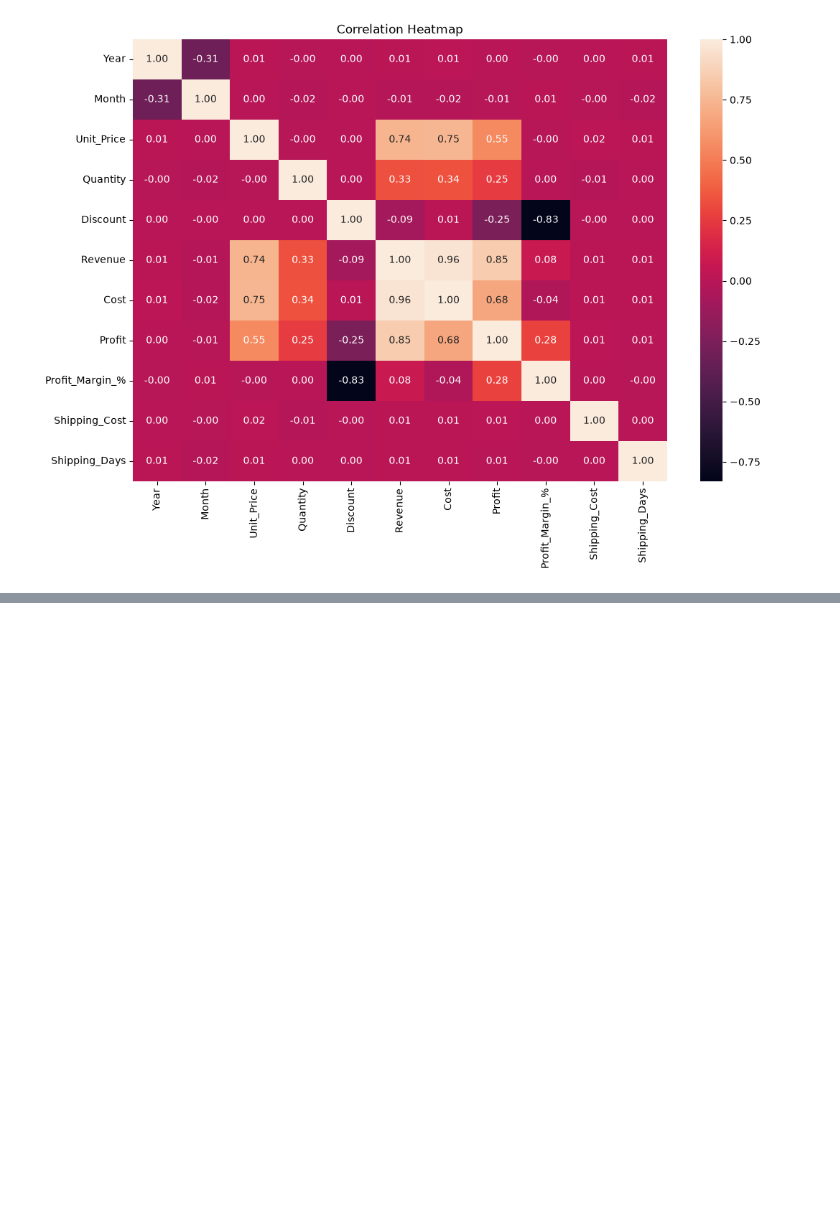
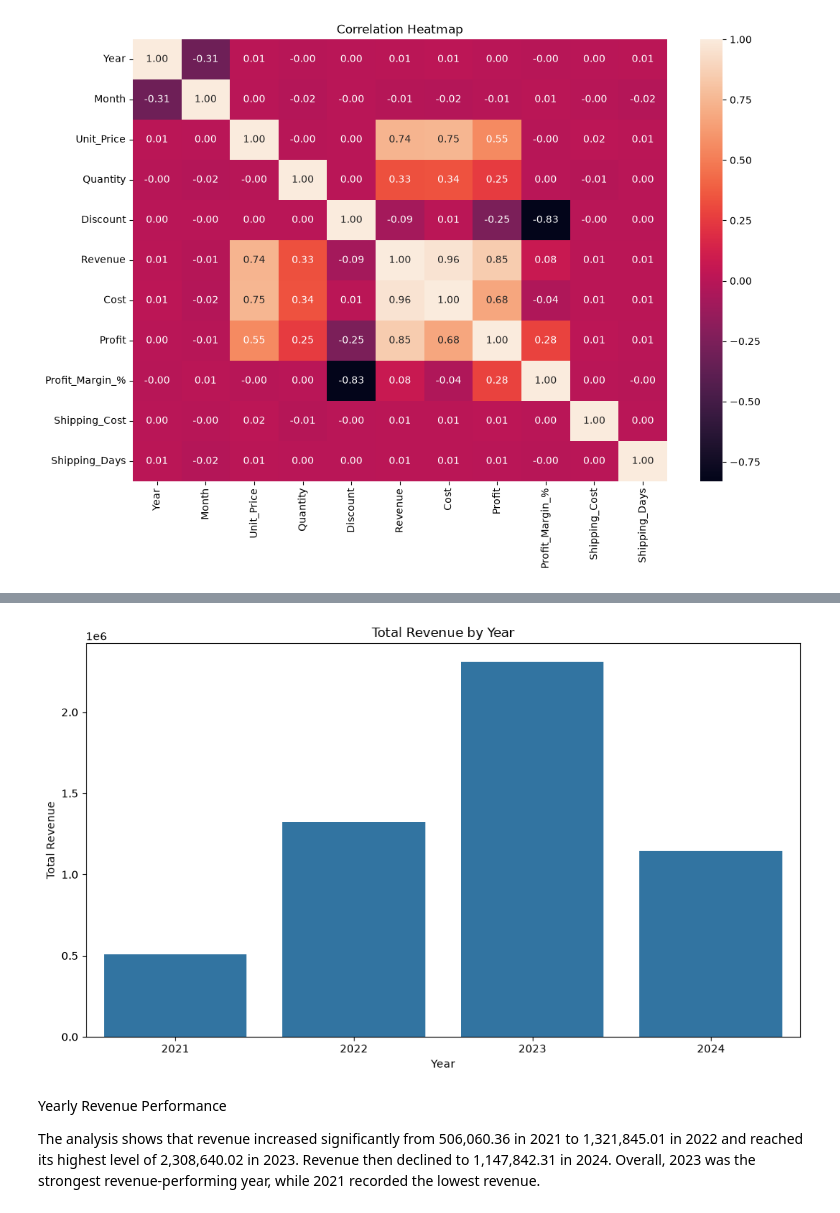
Before and after one commit to afnan2006-code/AI-ML-Learning, a Jupyter notebook: Weekend Project/EDA.ipynb, the cells around one changed output, grey strips where cells are left out. Cells and saved outputs as stored; diff of their text form; code cells hidden in the pictures; blank space fills up the shorter version.

```diff
--- a/Weekend Project/EDA.ipynb
+++ b/Weekend Project/EDA.ipynb
@@ -333,0 +468,8 @@ plt.show()
+# %%
+yearly_revenue = (
+    df.groupby("Year", as_index=False)["Revenue"]
+    .sum()
+    .sort_values("Year")
+)
+
+display(yearly_revenue)
@@ -333,0 +482,24 @@ plt.show()
+# %%
+plt.figure(figsize=(10, 6))
+
+sns.barplot(
+    data=yearly_revenue,
+    x="Year",
+    y="Revenue"
+)
+
+plt.title("Total Revenue by Year")
+plt.xlabel("Year")
+plt.ylabel("Total Revenue")
+plt.tight_layout()
+plt.show()
+# %% [output]
+[figure, added]
+# %% [markdown]
+ Yearly Revenue Performance
+
+The analysis shows that revenue increased significantly from
+506,060.36 in 2021 to 1,321,845.01 in 2022 and reached its highest
+level of 2,308,640.02 in 2023. Revenue then declined to 1,147,842.31
+in 2024. Overall, 2023 was the strongest revenue-performing year,
+while 2021 recorded the lowest revenue.
```
Also changed, not shown: parts of 19 cells of this notebook.
